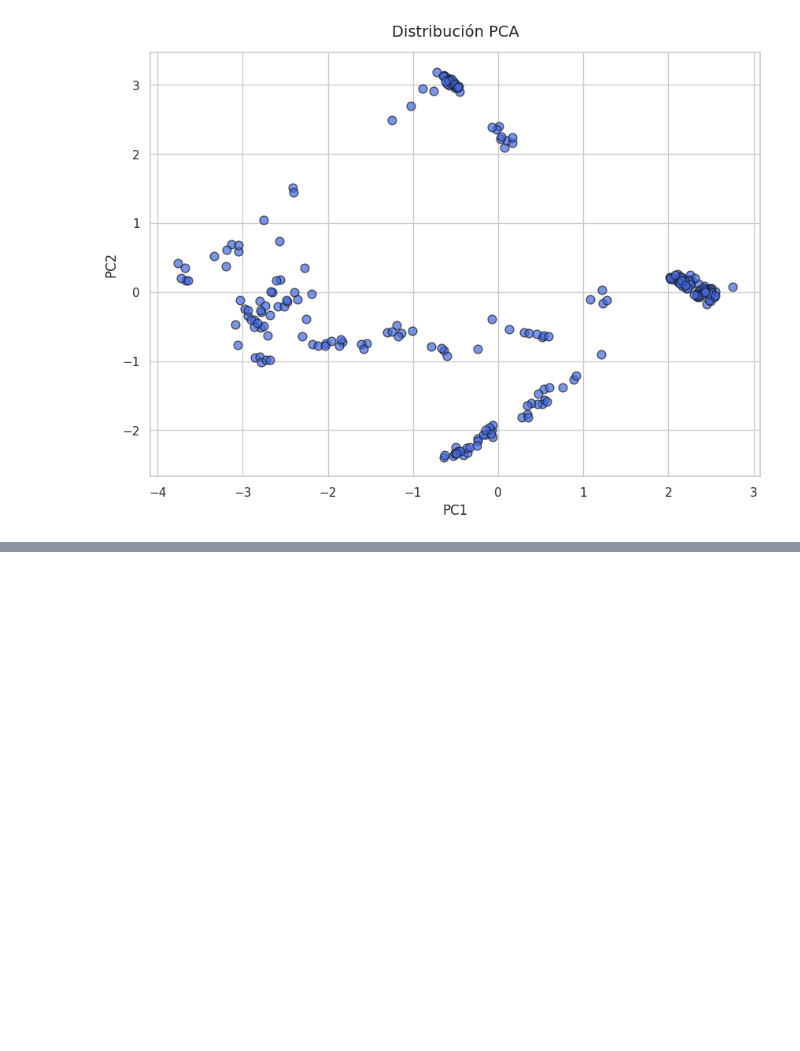
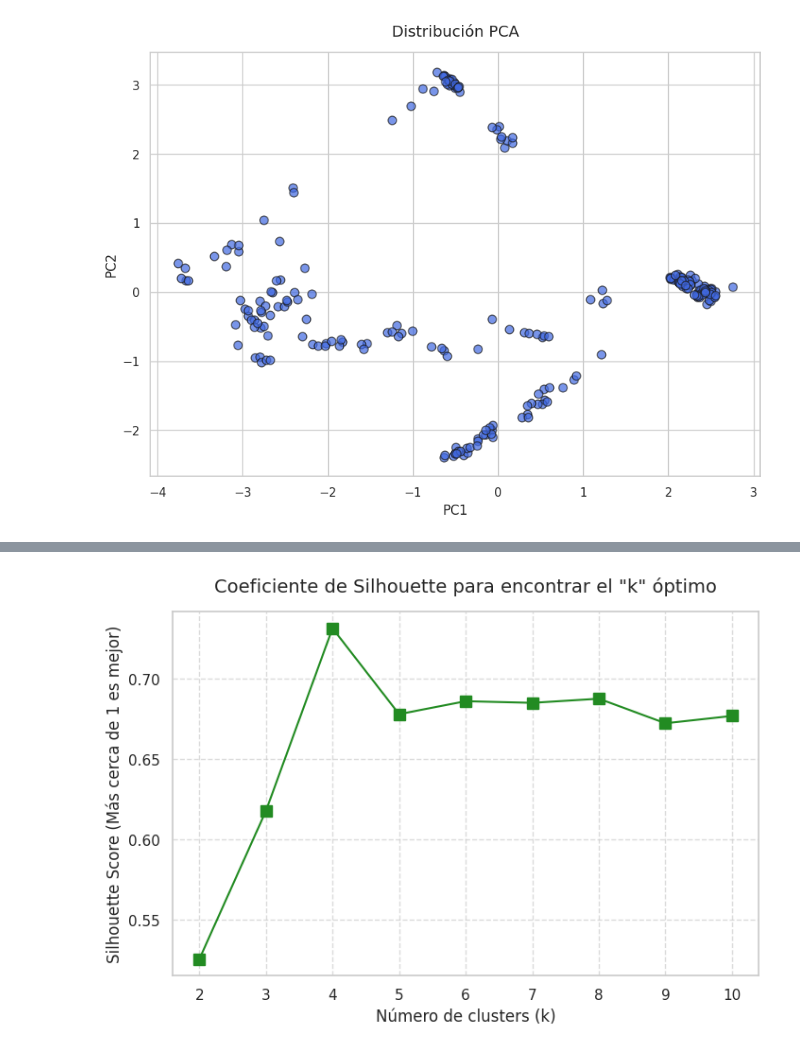
Before and after one commit to aleLobo31/UC3M_ML_P2_G26, a Jupyter notebook: notebooks/clustering.ipynb, the cells around one changed output, grey strips where cells are left out. Saved outputs shown, nothing was run; the diff lists cells and outputs as text; code cells hidden in the pictures; blank space fills up the shorter version.

```diff
--- a/notebooks/clustering.ipynb
+++ b/notebooks/clustering.ipynb
@@ -325,0 +365,13 @@ plt.show()
+# %%
+# Dibujamos el gráfico de Silhouette
+rango_k_sil = range(2,11)
+plt.figure(figsize=(8, 5))
+plt.plot(rango_k_sil, silhouettes, marker='s', linestyle='-', color='forestgreen', markersize=8)
+plt.title('Coeficiente de Silhouette para encontrar el "k" óptimo', fontsize=14, pad=15)
+plt.xlabel('Número de clusters (k)', fontsize=12)
+plt.ylabel('Silhouette Score (Más cerca de 1 es mejor)', fontsize=12)
+plt.xticks(rango_k_sil)
+plt.grid(True, linestyle='--', alpha=0.7)
+plt.show()
+# %% [output]
+[figure, added]
```
Also changed, not shown: parts of 7 cells of this notebook.
